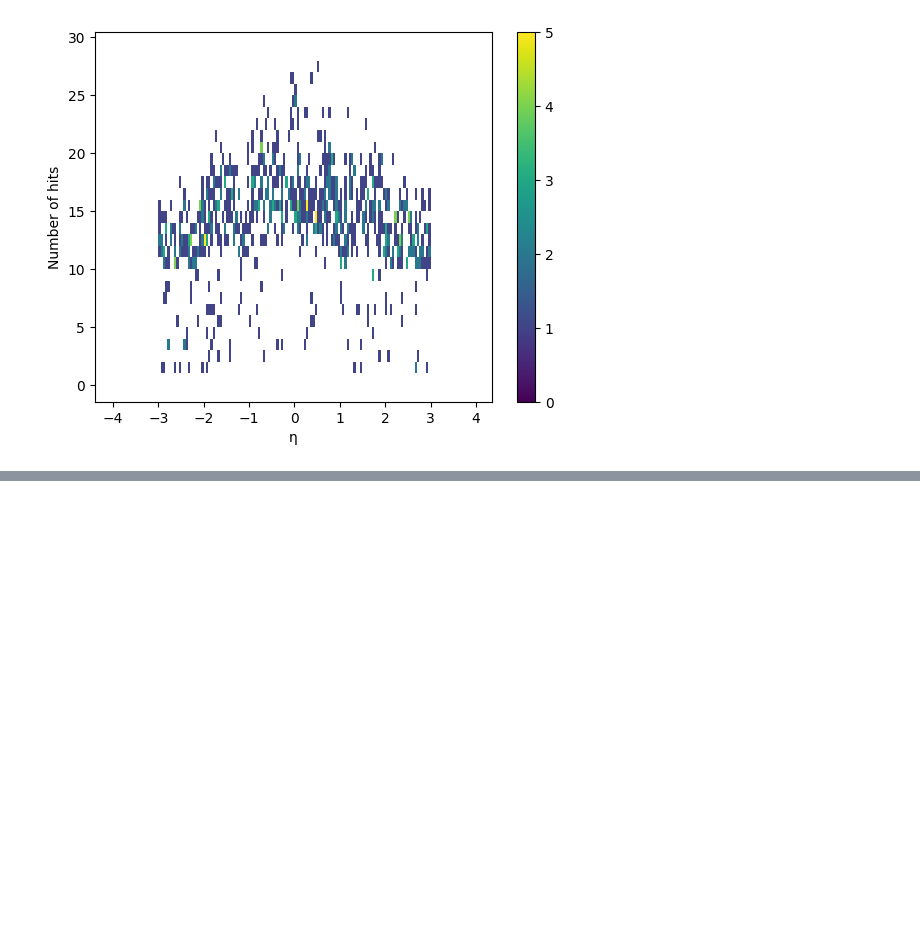
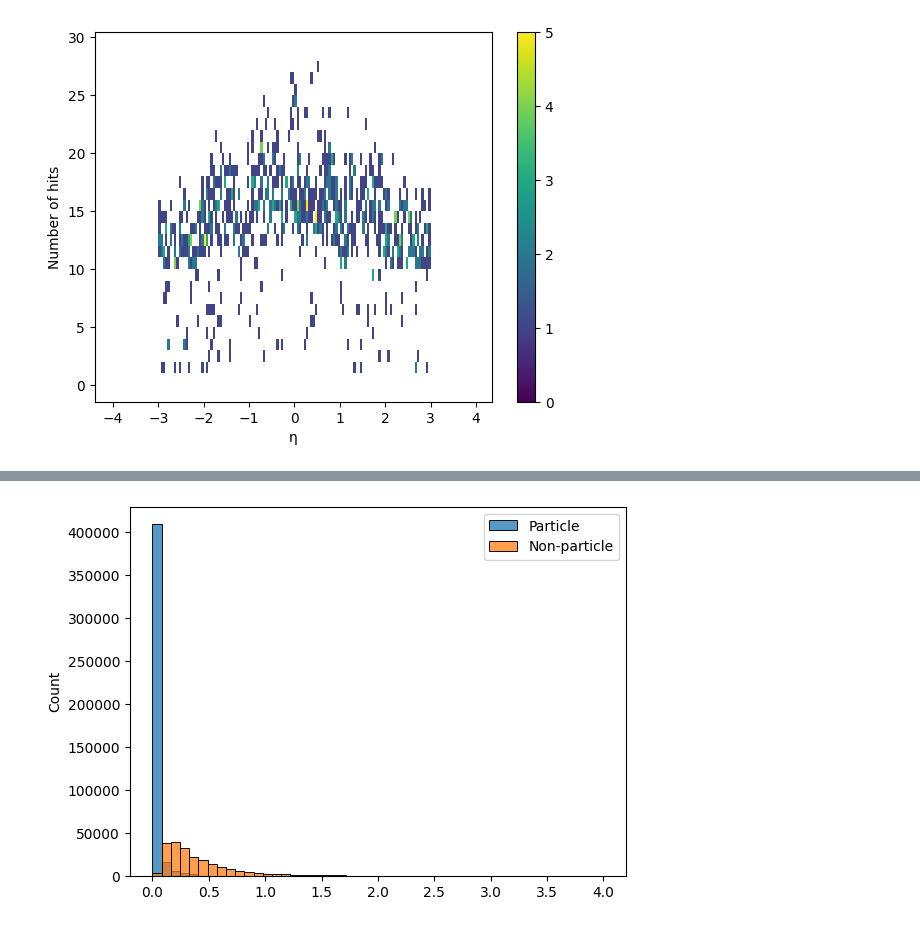
Before and after one commit to OpenDataDetector/ColliderML-Production, a Jupyter notebook: notebooks/0_DM_initial_exploration.ipynb, the cells around one changed output, grey strips where cells are left out. Drawn from its saved outputs; the diff is of its cells as text; code cells hidden in the pictures; blank space fills up the shorter version.

```diff
--- a/notebooks/0_DM_initial_exploration.ipynb
+++ b/notebooks/0_DM_initial_exploration.ipynb
@@ -543,0 +810,6 @@ plt.show()
+# %%
+# This gives a multi index. Flatten that
+particles_data_1 = ak.to_dataframe(particles_data_1)
+particles_data_1 = particles_data_1.reset_index()
+# Remove the "entry" and "subentry" columns
+particles_data_1 = particles_data_1.drop(columns=["entry", "subentry"])
@@ -543,0 +871,4 @@ plt.show()
+# %%
+sample_event_hits = sample_event_hits.merge(particles_data_1, left_on="particle_id", right_on="particle_id", how="left")
+# %%
+sample_event_hits.loc[sample_event_hits.q.isna(), "particle_id"] = 0
@@ -543,0 +891,8 @@ plt.show()
+# %%
+pt = np.sqrt(sample_event_hits["tpx"]**2 + sample_event_hits["tpy"]**2)
+sns.histplot(pt[sample_event_hits.particle_id == 0], bins=np.linspace(0, 4, 50))
+sns.histplot(pt[sample_event_hits.particle_id != 0], bins=np.linspace(0, 4, 50))
+plt.legend(["Particle", "Non-particle"])
+plt.show()
+# %% [output]
+[figure, added]
```
Also changed, not shown: parts of 47 cells of this notebook, 53 other files.
